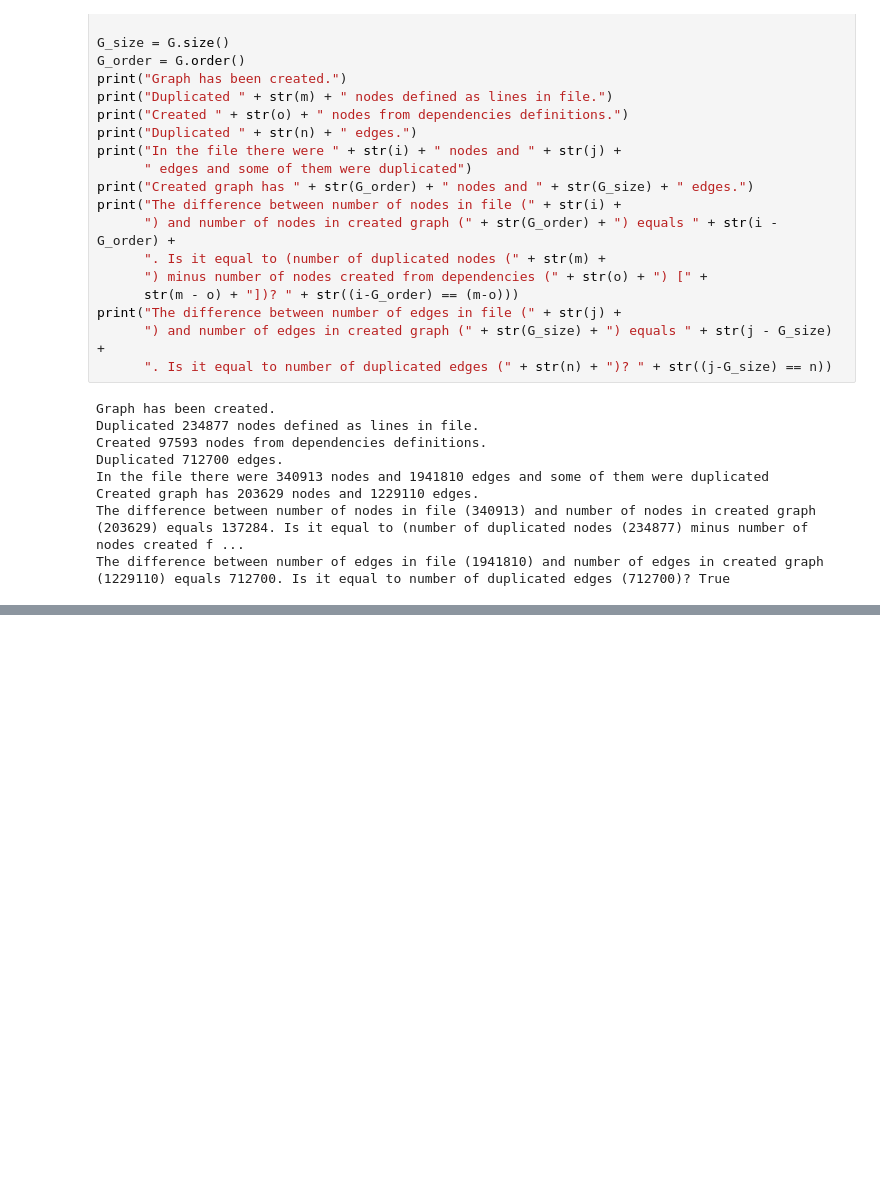
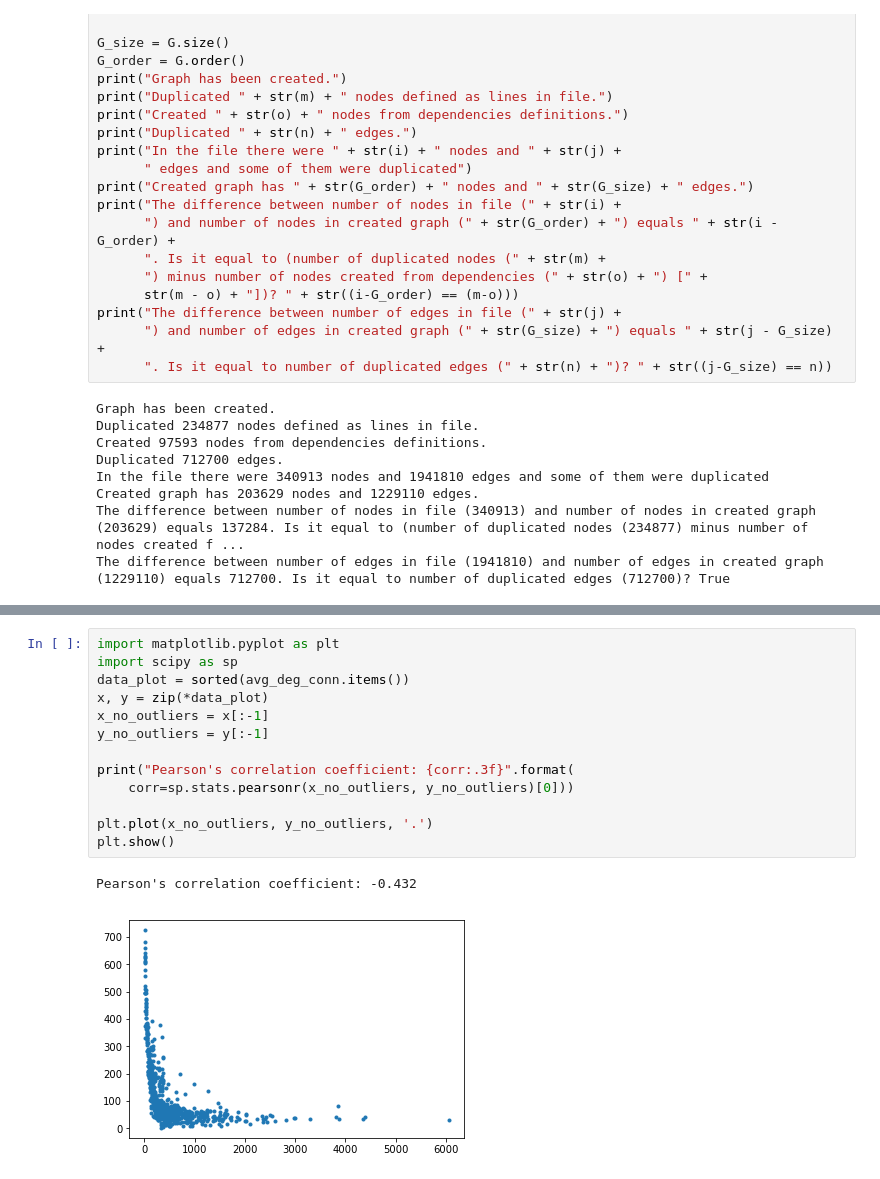
Before and after one commit to michalzurek/maven-artifacts-dependencies, a Jupyter notebook: maven-artifacts-dependencies.ipynb, the cells around one changed output, grey strips where cells are left out. Saved outputs shown, nothing was run; the diff lists cells and outputs as text; blank space fills up the shorter version.

```diff
--- a/maven-artifacts-dependencies.ipynb
+++ b/maven-artifacts-dependencies.ipynb
@@ -86,0 +107,16 @@ Largest connected component size (number of edges): 1219622(0.9922805932748086 o
+# %%
+import matplotlib.pyplot as plt
+import scipy as sp
+data_plot = sorted(avg_deg_conn.items())
+x, y = zip(*data_plot)
+x_no_outliers = x[:-1]
+y_no_outliers = y[:-1]
+
+print("Pearson's correlation coefficient: {corr:.3f}".format(
+    corr=sp.stats.pearsonr(x_no_outliers, y_no_outliers)[0]))
+
+plt.plot(x_no_outliers, y_no_outliers, '.')
+plt.show()
+# %% [output]
+Pearson's correlation coefficient: -0.432
+[figure, added]
```
Also changed, not shown: parts of 5 cells of this notebook.
